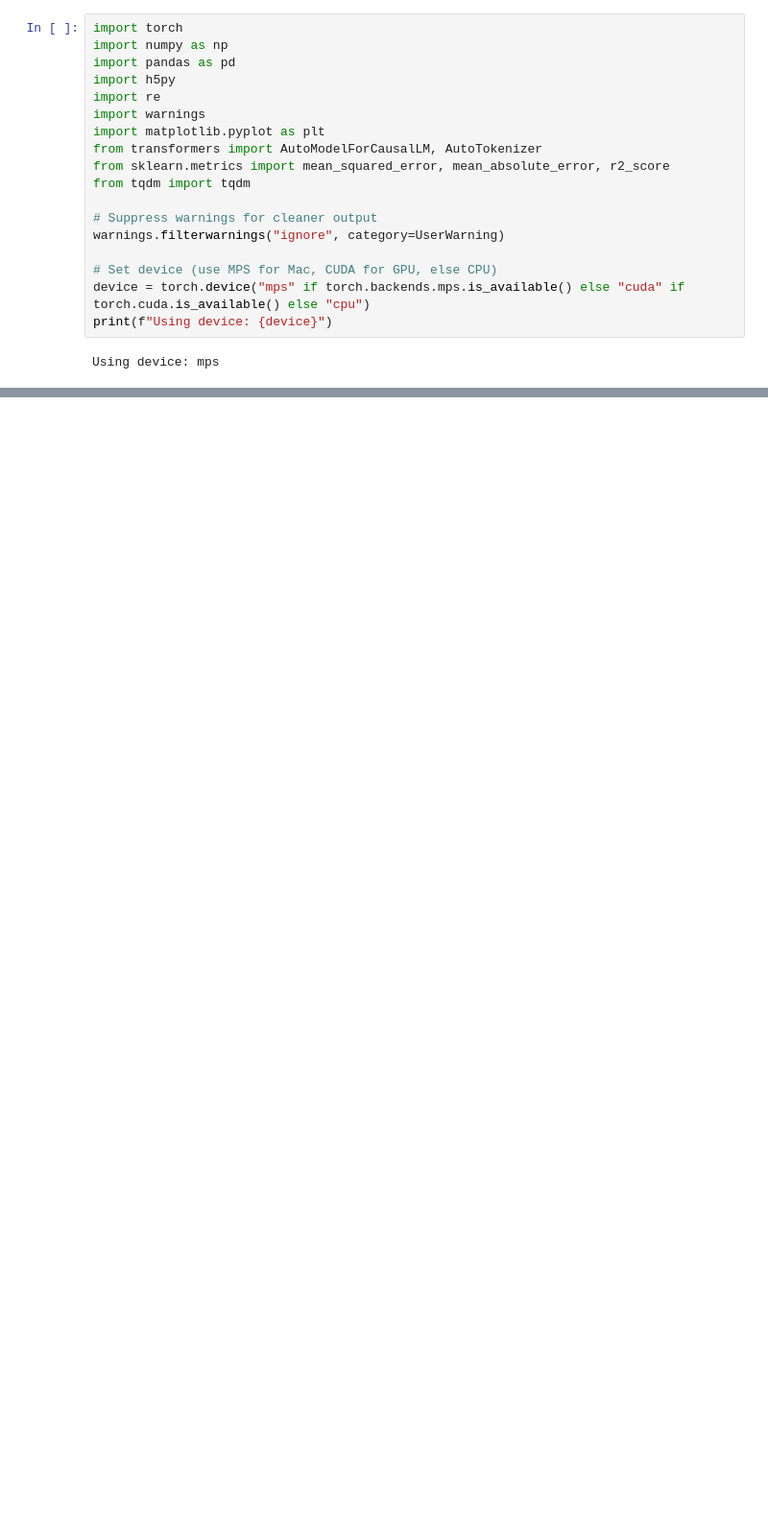
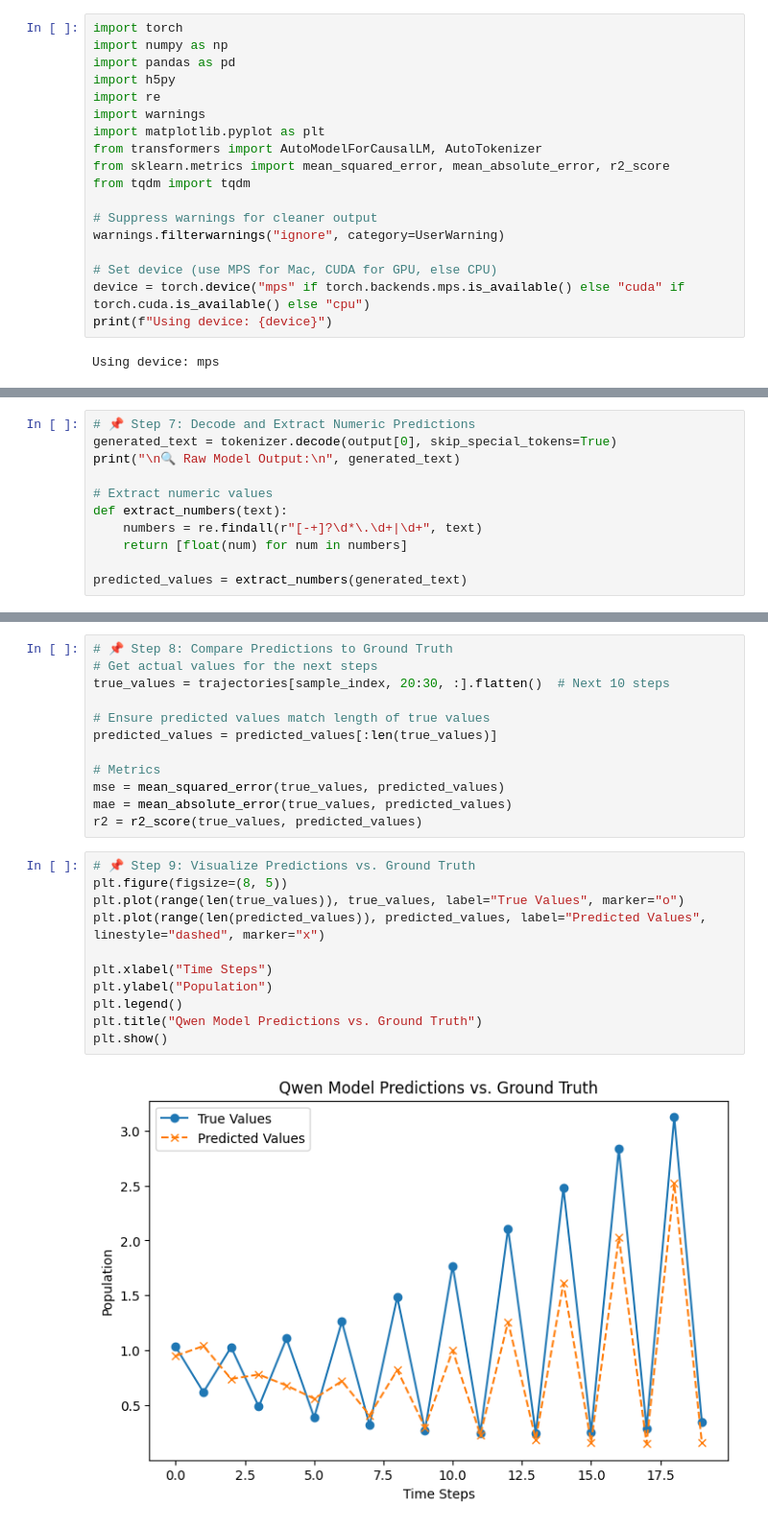
Before and after one commit to raunaq-rai/LLM-time-series-forecasting, a Jupyter notebook: notebooks/data_inspection.ipynb, the cells around one changed output, grey strips where cells are left out. Shown at 96% size. Cells and saved outputs as stored; diff of their text form; blank space fills up the shorter version.

```diff
--- a/notebooks/data_inspection.ipynb
+++ b/notebooks/data_inspection.ipynb
@@ -237,0 +136,11 @@ print(f" R² Score: {r2:.4f}")
+# %%
+# 📌 Step 7: Decode and Extract Numeric Predictions
+generated_text = tokenizer.decode(output[0], skip_special_tokens=True)
+print("\n🔍 Raw Model Output:\n", generated_text)
+
+# Extract numeric values
+def extract_numbers(text):
+    numbers = re.findall(r"[-+]?\d*\.\d+|\d+", text)
+    return [float(num) for num in numbers]
+
+predicted_values = extract_numbers(generated_text)
@@ -237,0 +152,25 @@ print(f" R² Score: {r2:.4f}")
+# %%
+# 📌 Step 8: Compare Predictions to Ground Truth
+# Get actual values for the next steps
+true_values = trajectories[sample_index, 20:30, :].flatten()  # Next 10 steps
+
+# Ensure predicted values match length of true values
+predicted_values = predicted_values[:len(true_values)]
+
+# Metrics
+mse = mean_squared_error(true_values, predicted_values)
+mae = mean_absolute_error(true_values, predicted_values)
+r2 = r2_score(true_values, predicted_values)
+# %%
+# 📌 Step 9: Visualize Predictions vs. Ground Truth
+plt.figure(figsize=(8, 5))
+plt.plot(range(len(true_values)), true_values, label="True Values", marker="o")
+plt.plot(range(len(predicted_values)), predicted_values, label="Predicted Values", linestyle="dashed", marker="x")
+
+plt.xlabel("Time Steps")
+plt.ylabel("Population")
+plt.legend()
+plt.title("Qwen Model Predictions vs. Ground Truth")
+plt.show()
+# %% [output]
+[figure, added]
```
Also changed, not shown: parts of 14 cells of this notebook.
